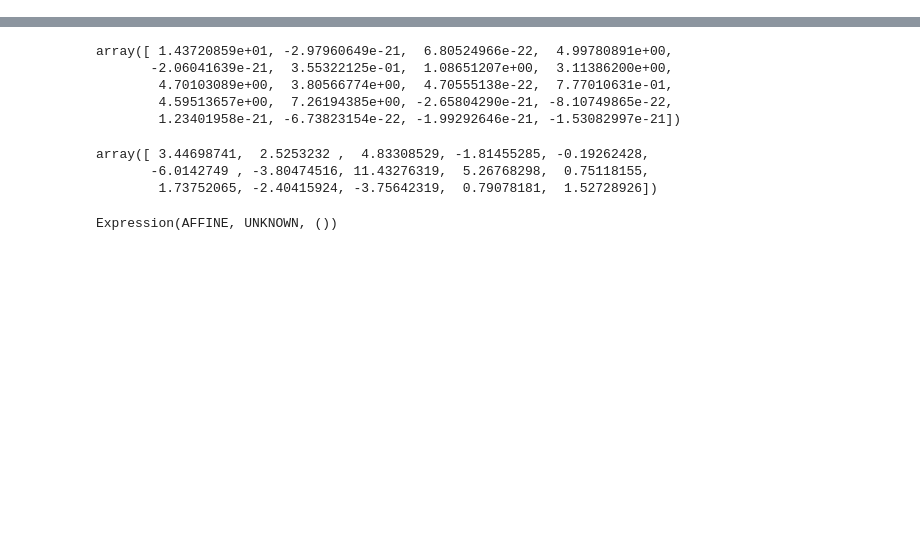
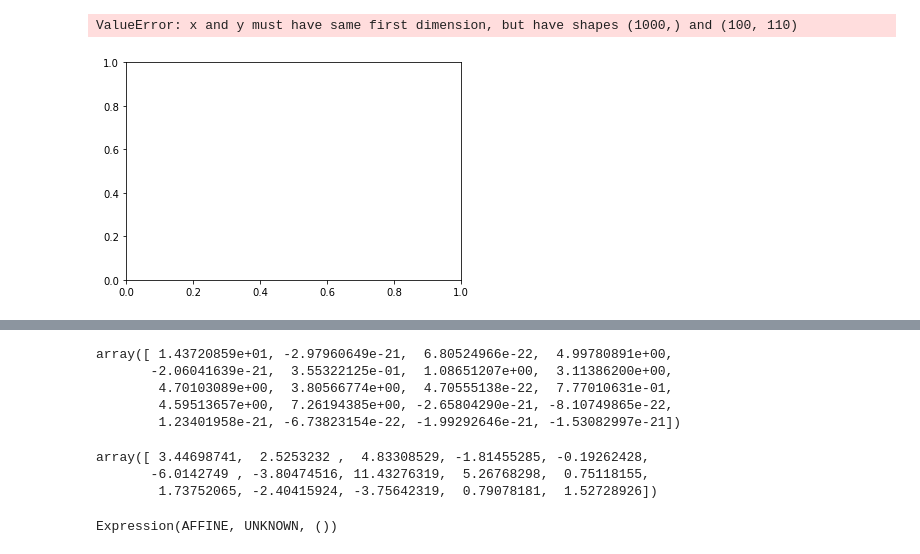
Before and after one commit to fengzhijie88/resource_consumer, a Jupyter notebook: 3 layers resource consumer model.ipynb, the cells around one changed output, grey strips where cells are left out. Drawn from its saved outputs; the diff is of its cells as text; code cells hidden in the pictures; blank space fills up the shorter version.

```diff
--- a/3 layers resource consumer model.ipynb
+++ b/3 layers resource consumer model.ipynb
@@ -72,0 +85,68 @@ plt.show()
+# %%
+x_num=100
+r_num=10
+
+
+meanC=1
+
+sdC=1
+
+#np.random.seed(20)
+
+statevec=2*np.ones((x_num+r_num))
+
+
+C=meanC/r_num+sdC*np.random.normal(0, 1, (x_num,r_num))/np.sqrt(r_num)
+
+m=np.ones((x_num))
+K=np.ones((r_num))
+
+def d_statevec_dt(t,statevec):
+
+
+        Xs=statevec[:x_num]
+
+        Rs=statevec[x_num:]
+
+        dXs=Xs*(np.dot(C,Rs)-m)
+
+        dRs=Rs*(K-Rs-np.dot(C.T,Xs))
+
+
+        return np.concatenate((dXs,dRs),axis=None)
+
+maxtime=100
+
+steps=1000
+ts = np.linspace(0,maxtime,steps)
+sol = solve_ivp(d_statevec_dt, t_span=[0,maxtime],y0=statevec,t_eval=ts,method='LSODA')
+ys=sol.y
+
+#plt.plot(np.sort(ys.T[x_num:x_num+n_num].T[-1]),'o')
+
+
+plt.plot(ts,ys[:, :x_num].T)
+plt.xlabel('time')
+plt.ylabel('population')
+
+Rs = cvx.Variable(r_num)
+constraints=[C@Rs <= m,Rs>=0]
+
+
+prob = cvx.Problem(cvx.Minimize(cvx.quad_form(Rs-K,np.ones((r_num,r_num)))),
+                         constraints)
+prob.solve()
+plt.figure()
+#plt.plot(np.sort(Ns.value),'o')
+#constraints[0].dual_value
+#for value in Ns.value:
+ #      plt.axhline(value)
+#plt.ylim(0,2)
+plt.xlabel("dynamics")
+plt.ylabel("optimization")
+plt.plot(np.sort(ys.T[x_num:].T[-1]),np.sort(Rs.value),'o')
+plt.show()
+#print(ys.T[x_num:x_num+n_num].T)
+# %% [output]
+ValueError: x and y must have same first dimension, but have shapes (1000,) and (100, 110)
+[figure, added]
```
Also changed, not shown: parts of 8 cells of this notebook.
